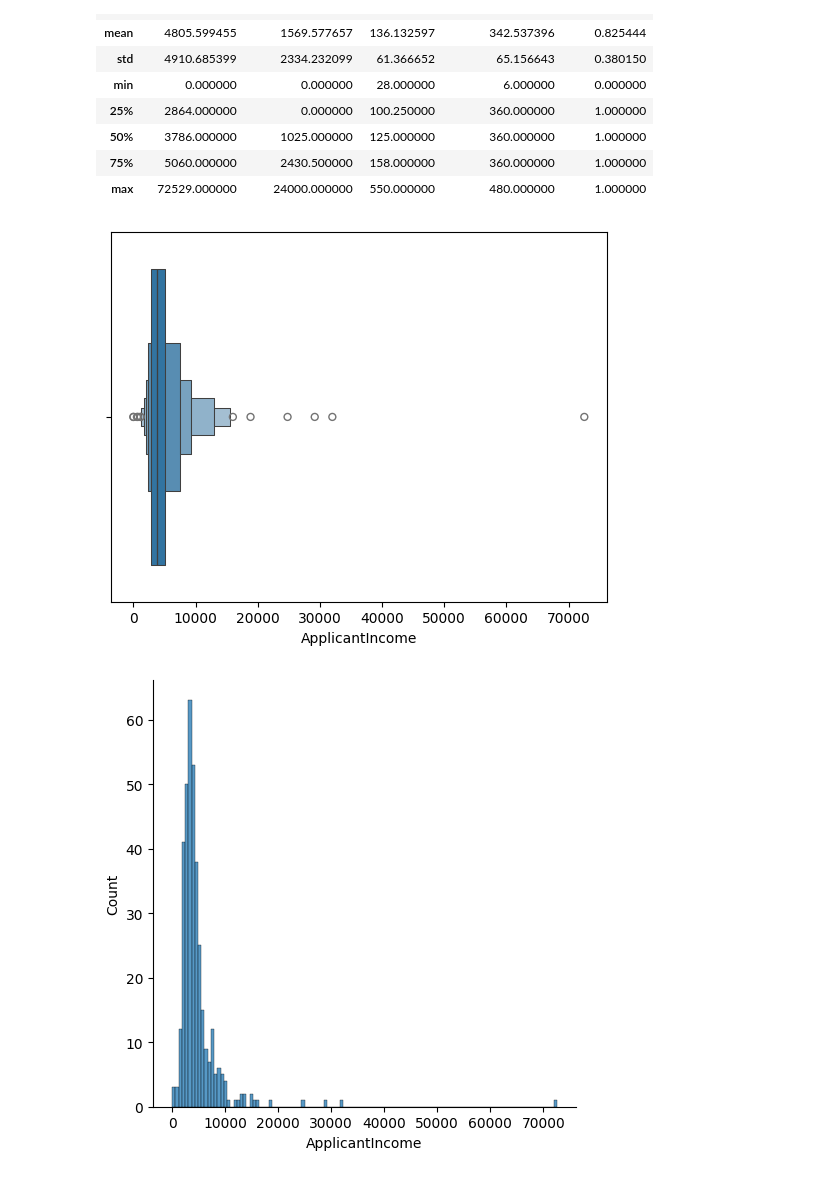
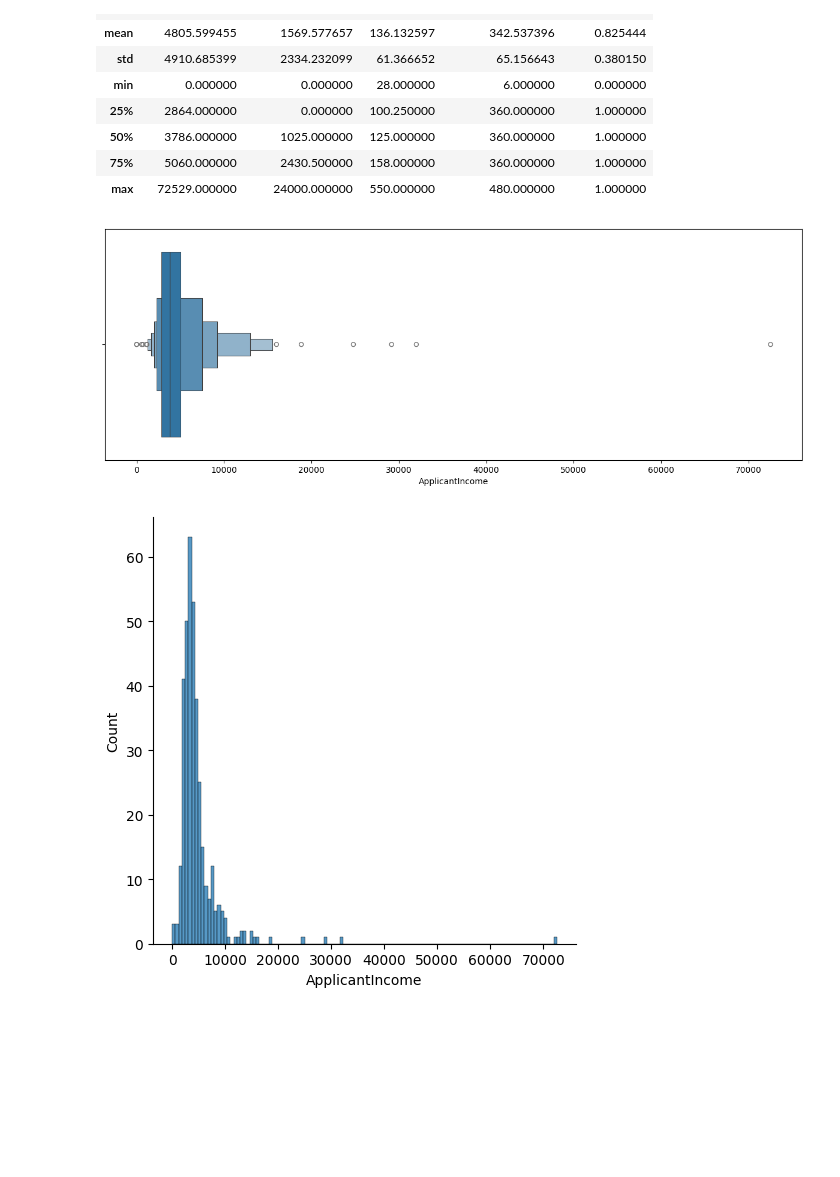
Before and after one commit to AakashShah07/ML-start, a Jupyter notebook: outliers.ipynb, the cells around one changed output. Saved outputs shown, nothing was run; the diff lists cells and outputs as text; code cells hidden in the pictures; blank space fills up the shorter version.

```diff
--- a/outliers.ipynb
+++ b/outliers.ipynb
@@ -46,10 +46,11 @@ dataset.describe()
 | 75% | 5060.000000 | 2430.500000 | 158.000000 | 360.000000 | 1.000000 |
 | max | 72529.000000 | 24000.000000 | 550.000000 | 480.000000 | 1.000000 |
 # %%
+plt.figure(figsize=(15,5))
 sns.boxenplot(x="ApplicantIncome",data=dataset)
 plt.show()
 # %% [output]
-[figure, old version]
+[figure, new version]
 # %%
 sns.displot(dataset["ApplicantIncome"])
 plt.show()
```
Also changed, not shown: parts of 7 cells of this notebook.
